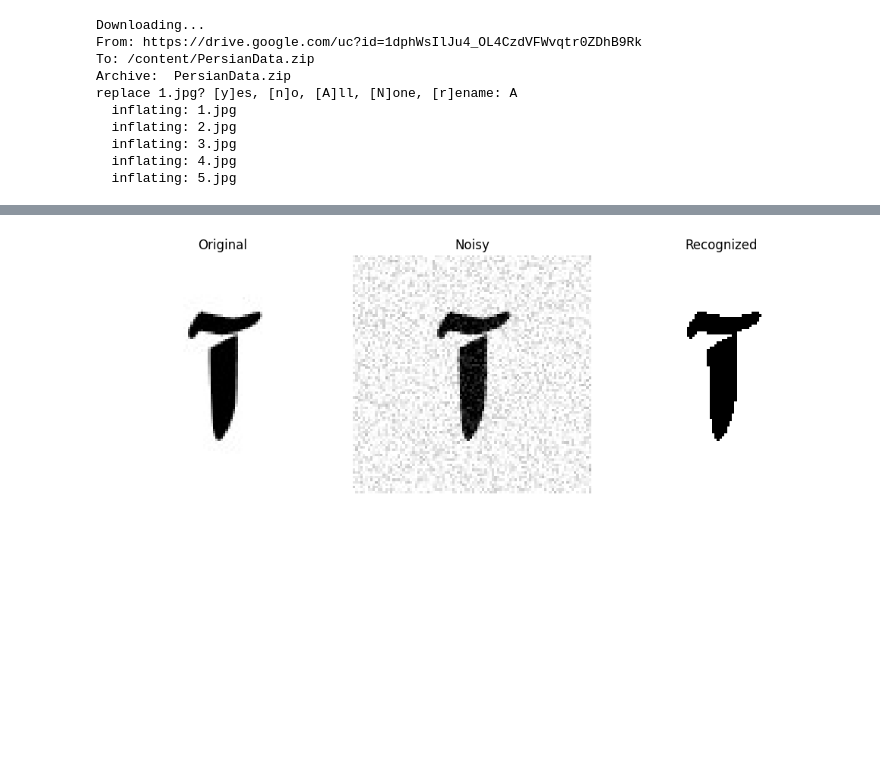
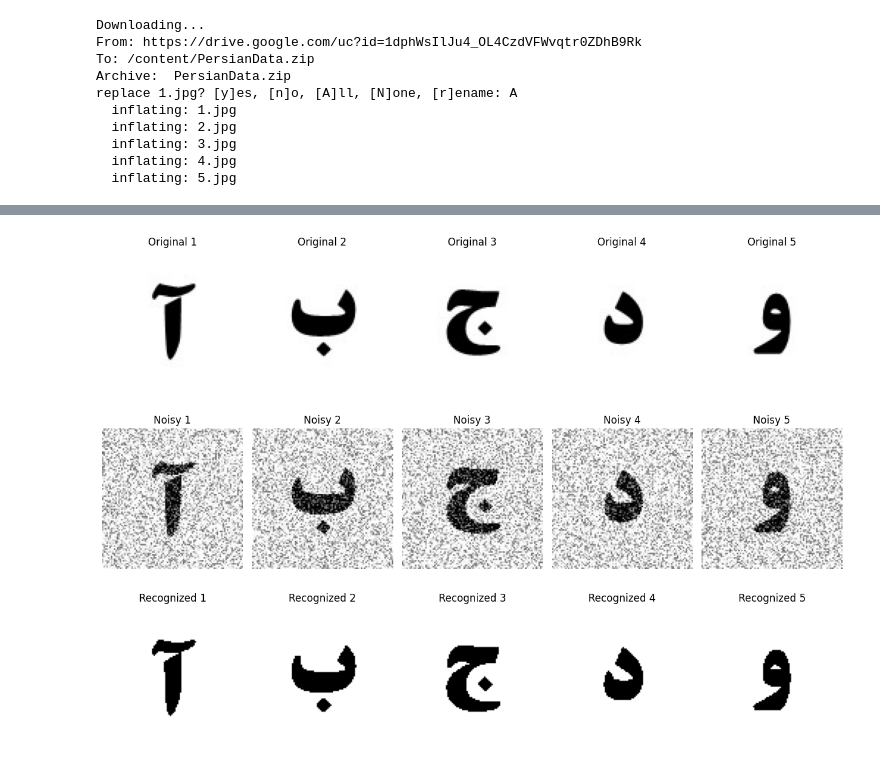
Before and after one commit to MR-Toufigh/Basics-of-intelligent-systems-fall-2024, a Jupyter notebook: The_second_mini_project_Q3.ipynb, the cells around one changed output, grey strips where cells are left out. Cells and saved outputs as stored; diff of their text form; code cells hidden in the pictures; blank space fills up the shorter version.

```diff
--- a/The_second_mini_project_Q3.ipynb
+++ b/The_second_mini_project_Q3.ipynb
@@ -203,7 +187,62 @@ def hamming_classify(x, W):
     scores = np.dot(x, W)   # shape: (5,)
     return np.argmax(scores)  # returns integer in [0..4]
 
-def displayImages(original_path, noisy_path, recognized_vector):
+
+def displayImagesGrid(original_paths, noisy_paths, recognized_vectors):
+    """
+    Display the original images, noisy images, and recognized images (from the Hamming network)
+    in a 3x5 grid using matplotlib.
+
+    Each column corresponds to one set of images.
+    """
+    if len(original_paths) != len(noisy_paths) or len(original_paths) != len(recognized_vectors):
+        raise ValueError("All input arrays must have the same length.")
+
+    num_images = len(original_paths)
+    cols = num_images
+    rows = 3  # Original, Noisy, Recognized
+
+    plt.figure(figsize=(15, 9))  # Adjust the figure size for better visualization
+
+    for i in range(1,6):
+        try:
+            # Validate the paths
+            if not original_paths[i] or not noisy_paths[i]:
+                raise ValueError(f"Path is None or empty for image {i + 1}.")
+
+            # Load the images
+            original_img = Image.open(original_paths[i])
+            noisy_img = Image.open(noisy_paths[i])
+
+            # Get recognized image
+            width, height = original_img.size
+            recognized_img = binaryVectorToImage(recognized_vectors[i], width, height)
+
+            # Display the original image
+            plt.subplot(rows, cols, i + 1)
+            plt.imshow(original_img)
+            plt.title(f"Original {i }")
+            plt.axis('off')
+
+            # Display the noisy image
+            plt.subplot(rows, cols, cols + i + 1)
+            plt.imshow(noisy_img)
+            plt.title(f"Noisy {i }")
+            plt.axis('off')
+
+            # Display the recognized image
+            plt.subplot(rows, cols, 2 * cols + i + 1)
+            plt.imshow(recognized_img)
+            plt.title(f"Recognized {i }")
+            plt.axis('off')
+
+        except Exception as e:
+            print(f"Error processing image {i + 1}: {e}")
+
+    plt.tight_layout()
+    plt.show()
+
+def displayImage(original_path, noisy_path, recognized_vector):
     """
     Display the original image, noisy image, and recognized image (from the Hamming network)
     side-by-side using matplotlib.
@@ -257,26 +296,32 @@ W = training_matrix.T  # shape: (N, 5)
 # -----------------------------------------------------------
 # 2. Increment noise factor and stop when a mistake occurs
 # -----------------------------------------------------------
-noise_factor = 50
+noise_factor = 150
+original_img_path = [None] * 6  # لیست با 6 عنصر برای ذخیره مسیرها
+noisy_img_path = [None] * 6    # مشابه برای مسیر تصاویر نویزی
+recognized_vector = [None] * 6  # برای ذخیره بردارهای شناسایی‌شده
+
 while True:
+
+
     print(f"\n=== Testing Noise Factor = {noise_factor} ===")
     generateNoisyImages(noise_factor=noise_factor)  # generate noisy images
 
     error_found = False
 
     for i in range(1, 6):
-        original_img_path = f"/content/{i}.jpg"
-        noisy_img_path = f"/content/noisy_{noise_factor}_{i}.jpg"
+        original_img_path [i] = f"/content/{i}.jpg"
+        noisy_img_path [i] = f"/content/noisy_{noise_factor}_{i}.jpg"
 
-        noisy_vec = convertImageToBinary(noisy_img_path)
+        noisy_vec = convertImageToBinary(noisy_img_path [i])
         predicted_label = hamming_classify(noisy_vec, W)
-        recognized_vector = training_vectors[predicted_label]
-        displayImages(original_img_path, noisy_img_path, recognized_vector)
+        recognized_vector[i] = training_vectors[predicted_label]
+
         is_correct = (predicted_label == (i - 1))
         if not is_correct:
             print(f"Noisy Image {i} -> Predicted: {predicted_label+1} | Incorrect")
             error_found = True
-
+            displayImage(original_img_path[i], noisy_img_path[i], recognized_vector[i])
 
             break
         else:
@@ -285,6 +330,7 @@ while True:
     if error_found:
         print(f"Network failed at noise factor = {noise_factor}")
         break
+    displayImagesGrid(original_img_path, noisy_img_path, recognized_vector)
 
-    noise_factor = round(noise_factor*2.5)
+    noise_factor = round(noise_factor*1.5)+100
 # %% [output]
@@ -297 +343 @@ Noisy image for /content/5.jpg generated and saved as /content/noisy_50_5.jpg
-[figure, old version]
+[figure, new version]
```
Also changed, not shown: parts of 6 cells of this notebook.
